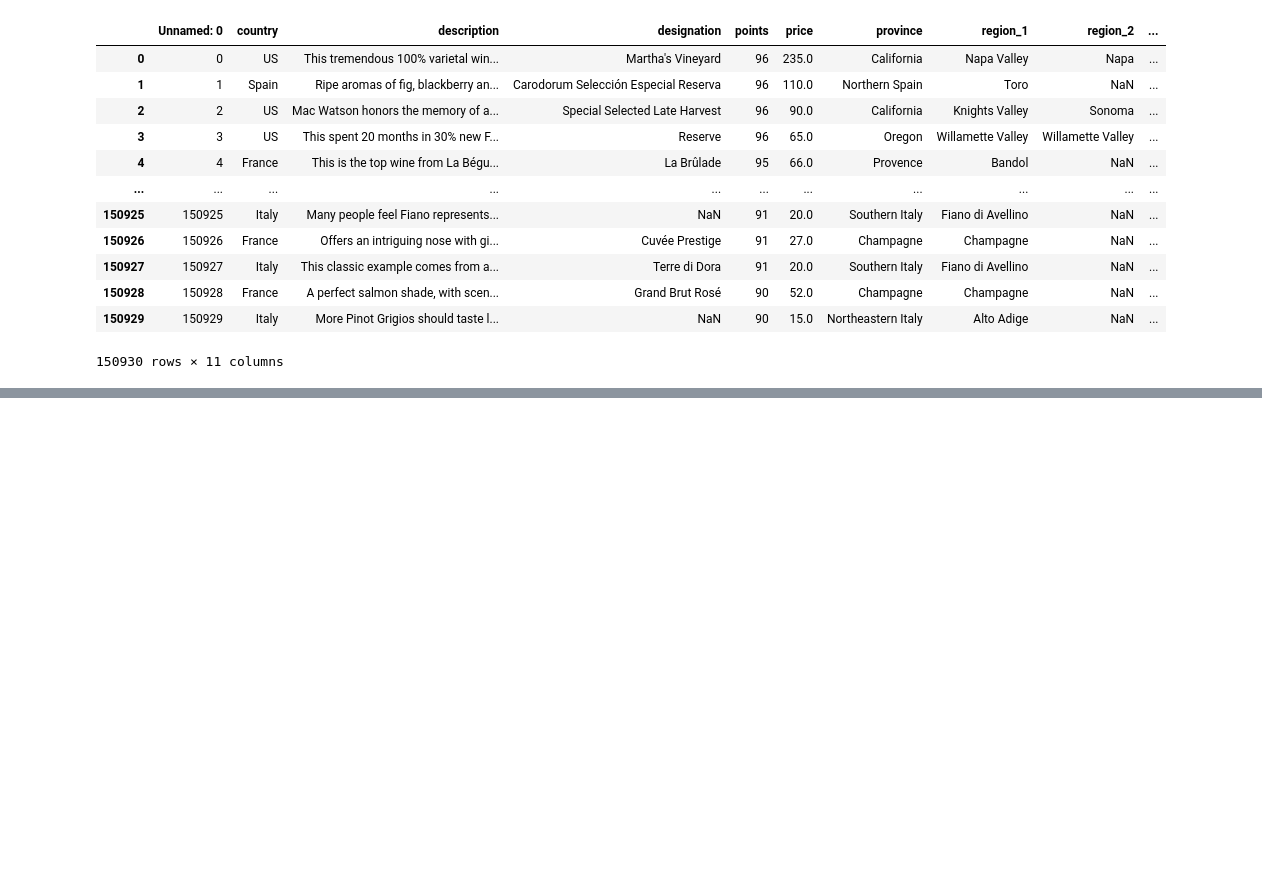
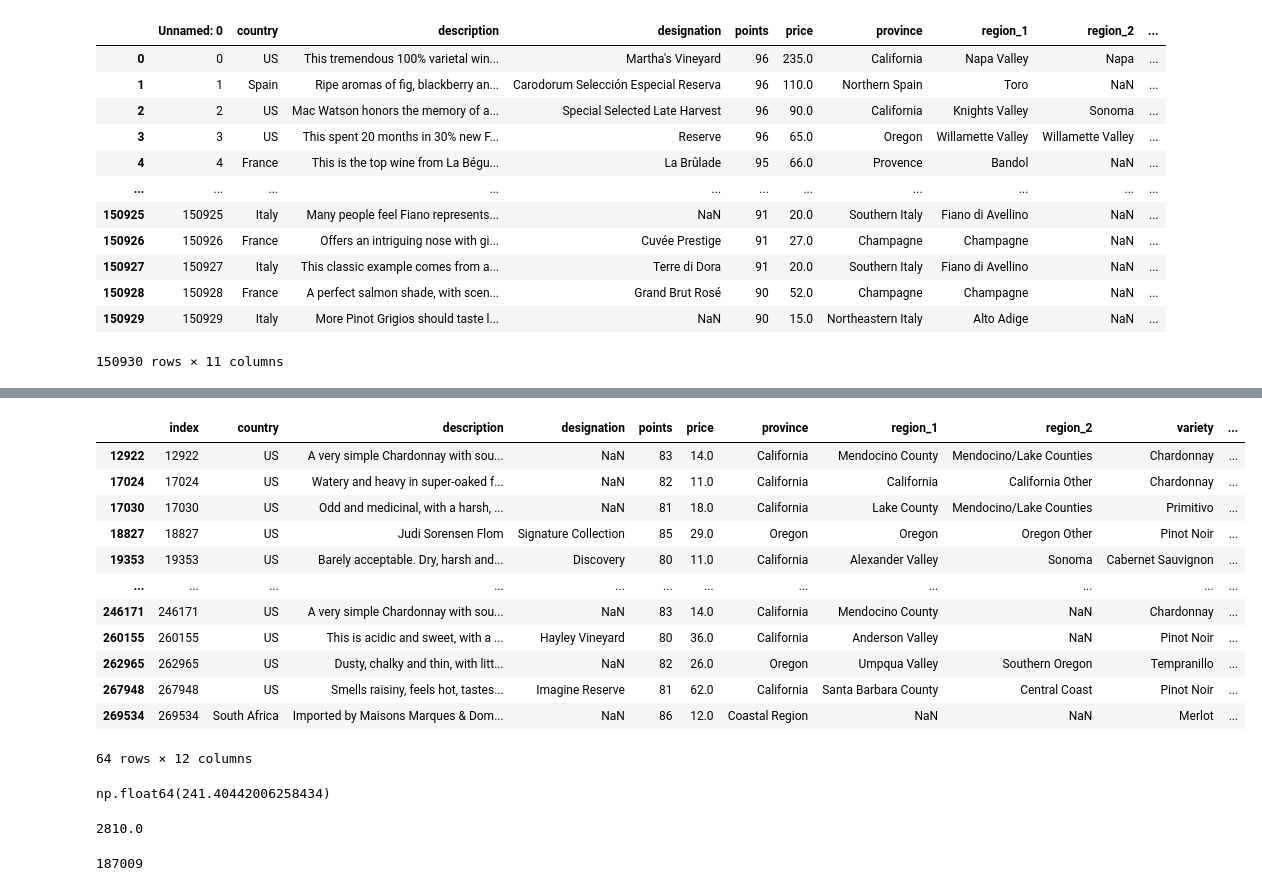
Before and after one commit to loganmuhlberg/Wine-Recommender-App, a Jupyter notebook: test.ipynb, the cells around one changed output, grey strips where cells are left out. Cells and saved outputs as stored; diff of their text form; code cells hidden in the pictures; blank space fills up the shorter version.

```diff
--- a/test.ipynb
+++ b/test.ipynb
@@ -218,0 +108,28 @@ AssertionError: Expected a thumbnail URL
+# %%
+wines_total.loc[wines_total['description'].str.len() < 50]
+# %% [output]
+|  | index | country | description | designation | points | price | province | region_1 | region_2 | variety | ... |
+| 12922 | 12922 | US | A very simple Chardonnay with sou... | NaN | 83 | 14.0 | California | Mendocino County | Mendocino/Lake Counties | Chardonnay | ... |
+| 17024 | 17024 | US | Watery and heavy in super-oaked f... | NaN | 82 | 11.0 | California | California | California Other | Chardonnay | ... |
+| 17030 | 17030 | US | Odd and medicinal, with a harsh, ... | NaN | 81 | 18.0 | California | Lake County | Mendocino/Lake Counties | Primitivo | ... |
+| 18827 | 18827 | US | Judi Sorensen Flom | Signature Collection | 85 | 29.0 | Oregon | Oregon | Oregon Other | Pinot Noir | ... |
+| 19353 | 19353 | US | Barely acceptable. Dry, harsh and... | Discovery | 80 | 11.0 | California | Alexander Valley | Sonoma | Cabernet Sauvignon | ... |
+| ... | ... | ... | ... | ... | ... | ... | ... | ... | ... | ... | ... |
+| 246171 | 246171 | US | A very simple Chardonnay with sou... | NaN | 83 | 14.0 | California | Mendocino County | NaN | Chardonnay | ... |
+| 260155 | 260155 | US | This is acidic and sweet, with a ... | Hayley Vineyard | 80 | 36.0 | California | Anderson Valley | NaN | Pinot Noir | ... |
+| 262965 | 262965 | US | Dusty, chalky and thin, with litt... | NaN | 82 | 26.0 | Oregon | Umpqua Valley | Southern Oregon | Tempranillo | ... |
+| 267948 | 267948 | US | Smells raisiny, feels hot, tastes... | Imagine Reserve | 81 | 62.0 | California | Santa Barbara County | Central Coast | Pinot Noir | ... |
+| 269534 | 269534 | South Africa | Imported by Maisons Marques & Dom... | NaN | 86 | 12.0 | Coastal Region | NaN | NaN | Merlot | ... |
+64 rows × 12 columns
+# %%
+wines_total['description'].str.len().mean()
+# %% [output]
+np.float64(241.40442006258434)
+# %%
+(280901 + 100-1)/100
+# %% [output]
+2810.0
+# %%
+len(wines_total.drop_duplicates('title'))
+# %% [output]
+187009
```
Also changed, not shown: parts of 12 cells of this notebook, 4 other files.
